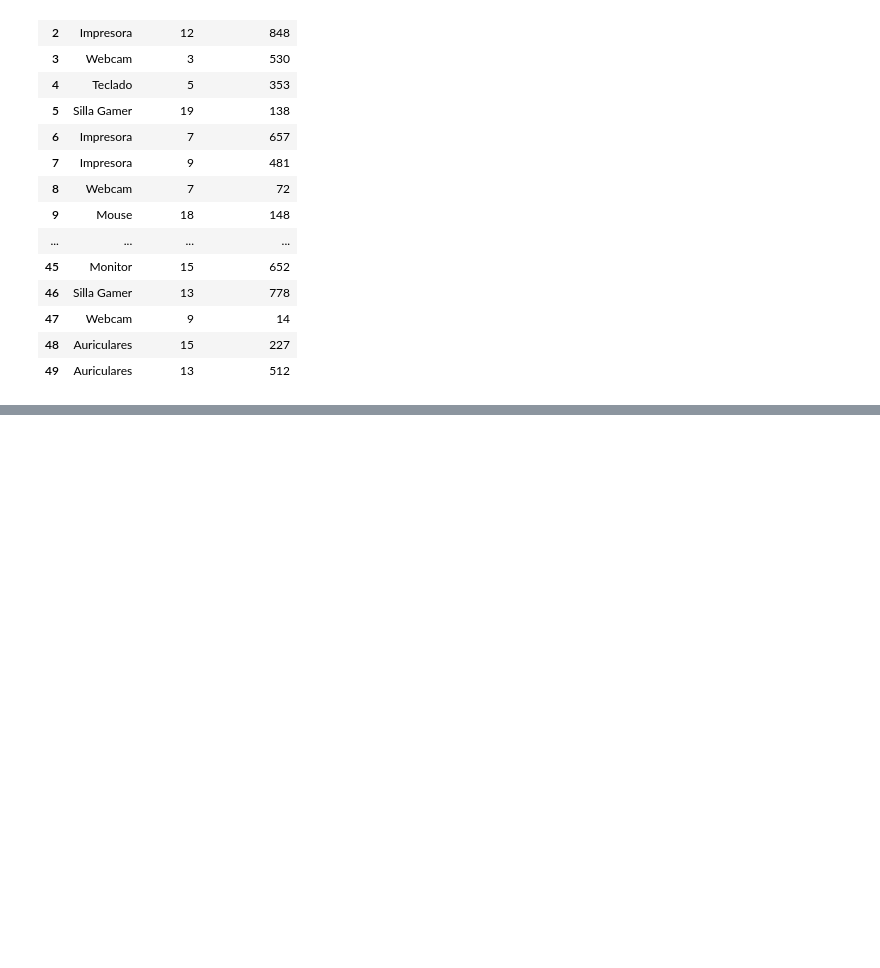
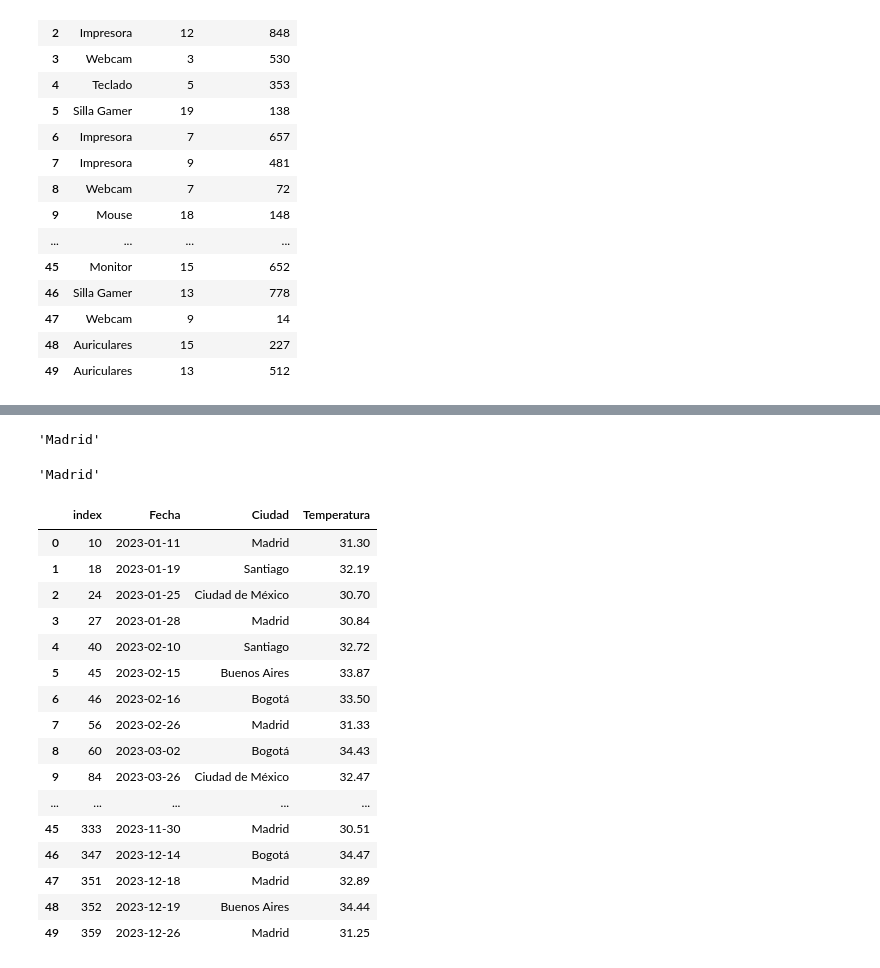
Before and after one commit to PurpleBeetle/IA1900, a Jupyter notebook: Tarea2/Welcome_To_Colab.ipynb, the cells around one changed output, grey strips where cells are left out. Cells and saved outputs as stored; diff of their text form; code cells hidden in the pictures; blank space fills up the shorter version.

```diff
--- a/Tarea2/Welcome_To_Colab.ipynb
+++ b/Tarea2/Welcome_To_Colab.ipynb
@@ -24,0 +76,7 @@ ventas
+# %%
+# Ejercicio 2: Análisis del Clima
+# Utilice el archivo clima.csv para analizar los datos climáticos:
+# 1.Cargue el dataset y conviértelo en un DataFrame.
+
+clima = pd.read_csv('clima.csv')
+clima
@@ -24,0 +134,38 @@ ventas
+# %%
+# 4. Identifique qué ciudad tuvo la temperatura más alta y cuál la más baja en todo el dataset.
+ciudad_mas_caliente = registro_max['Ciudad']
+ciudad_mas_fria = registro_min['Ciudad']
+ciudad_mas_caliente
+
+#Ya teniendo indices, solo se hacen la referencia con la ciudad.
+# %% [output]
+'Madrid'
+# %%
+ciudad_mas_fria
+# %% [output]
+'Madrid'
+# %%
+# 5.Encuentre cuántos registros tienen una temperatura mayor a 30°C.
+
+temp_mayor_30 = clima[clima['Temperatura'] > 30].reset_index(drop=False)
+temp_mayor_30
+
+# filtramos todas las temperaturas mayor a 30, y hacemos reset el indice para reconocer la cantidad
+# %% [output]
+|  | index | Fecha | Ciudad | Temperatura |
+| 0 | 10 | 2023-01-11 | Madrid | 31.30 |
+| 1 | 18 | 2023-01-19 | Santiago | 32.19 |
+| 2 | 24 | 2023-01-25 | Ciudad de México | 30.70 |
+| 3 | 27 | 2023-01-28 | Madrid | 30.84 |
+| 4 | 40 | 2023-02-10 | Santiago | 32.72 |
+| 5 | 45 | 2023-02-15 | Buenos Aires | 33.87 |
+| 6 | 46 | 2023-02-16 | Bogotá | 33.50 |
+| 7 | 56 | 2023-02-26 | Madrid | 31.33 |
+| 8 | 60 | 2023-03-02 | Bogotá | 34.43 |
+| 9 | 84 | 2023-03-26 | Ciudad de México | 32.47 |
+| ... | ... | ... | ... | ... |
+| 45 | 333 | 2023-11-30 | Madrid | 30.51 |
+| 46 | 347 | 2023-12-14 | Bogotá | 34.47 |
+| 47 | 351 | 2023-12-18 | Madrid | 32.89 |
+| 48 | 352 | 2023-12-19 | Buenos Aires | 34.44 |
+| 49 | 359 | 2023-12-26 | Madrid | 31.25 |
```
Also changed, not shown: parts of 17 cells of this notebook.
